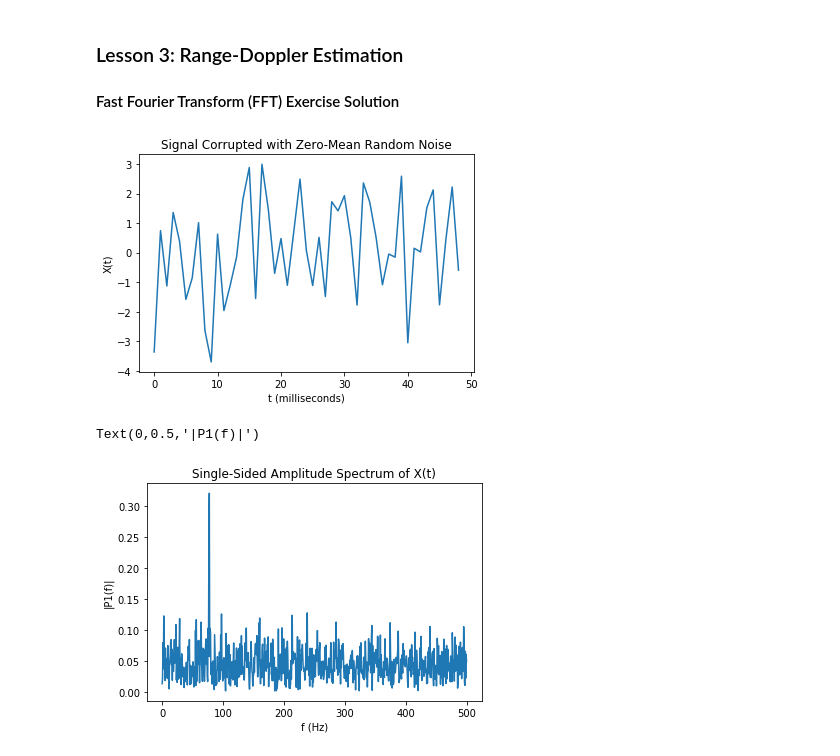
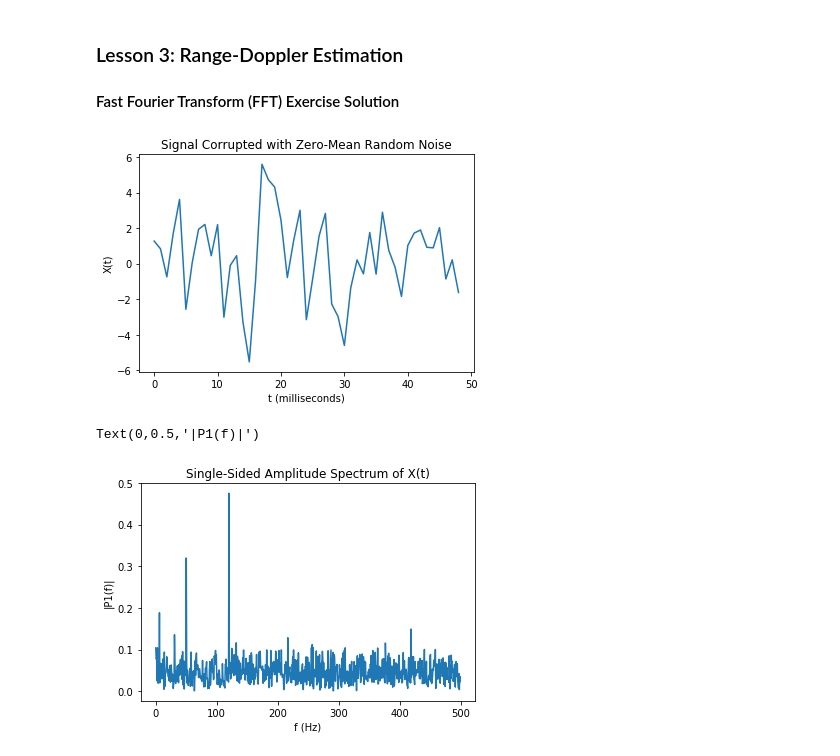
Before and after one commit to OguzhanKirik/sensor_engineer_tasks, a Jupyter notebook: Radar/1DCfar_pratice/FFT.ipynb, the cells around one changed output. Cells and saved outputs as stored; diff of their text form; code cells hidden in the pictures.

```diff
--- a/Radar/1DCfar_pratice/FFT.ipynb
+++ b/Radar/1DCfar_pratice/FFT.ipynb
@@ -13,27 +13,26 @@ from scipy.fftpack import fft, fft2, fftshift
 # %%
 Fs = 1000  # sampling frequency
 T = 1 / Fs  # sampling period
 L = 1500  # length of signal (1500 ms)
 t = np.arange(0, L) * T  # time vector
 
 # TODO: Form a signal containing a 77 Hz sinusoid of amplitude 0.7
 # and a 43Hz sinusoid of amplitude 2.
-S = 0.7 * np.sin(2 * np.pi * 77 * t)
-S_ = 2 * np.sin(2 * np.pi * 43 * t)
+S = 0.7*np.sin(2*np.pi*50*t) + np.sin(2*np.pi*120*t)
 
 # Corrupt the signal with noise
 X = S + 2*np.random.normal(0,1,len(S))
 
 # Plot the noise signal (X(t)) in time domain
 # Note: It is difficult to identiy the frequency components by looking
 # at the signal X(t)
 plt.plot(X[1:50])
 plt.title('Signal Corrupted with Zero-Mean Random Noise')
 plt.xlabel('t (milliseconds)')
 plt.ylabel('X(t)')
 plt.show()
 # %% [output]
-[figure, old version]
+[figure, new version]
 # %%
 # TODO: Compute the Fourier transform of the signal
 Y = np.fft.fft(X)
@@ -53,4 +52,4 @@ plt.xlabel('f (Hz)')
 plt.ylabel('|P1(f)|')
 # %% [output]
 Text(0,0.5,'|P1(f)|')
-[figure, old version]
+[figure, new version]
```
Also changed, not shown: 1 other file.
